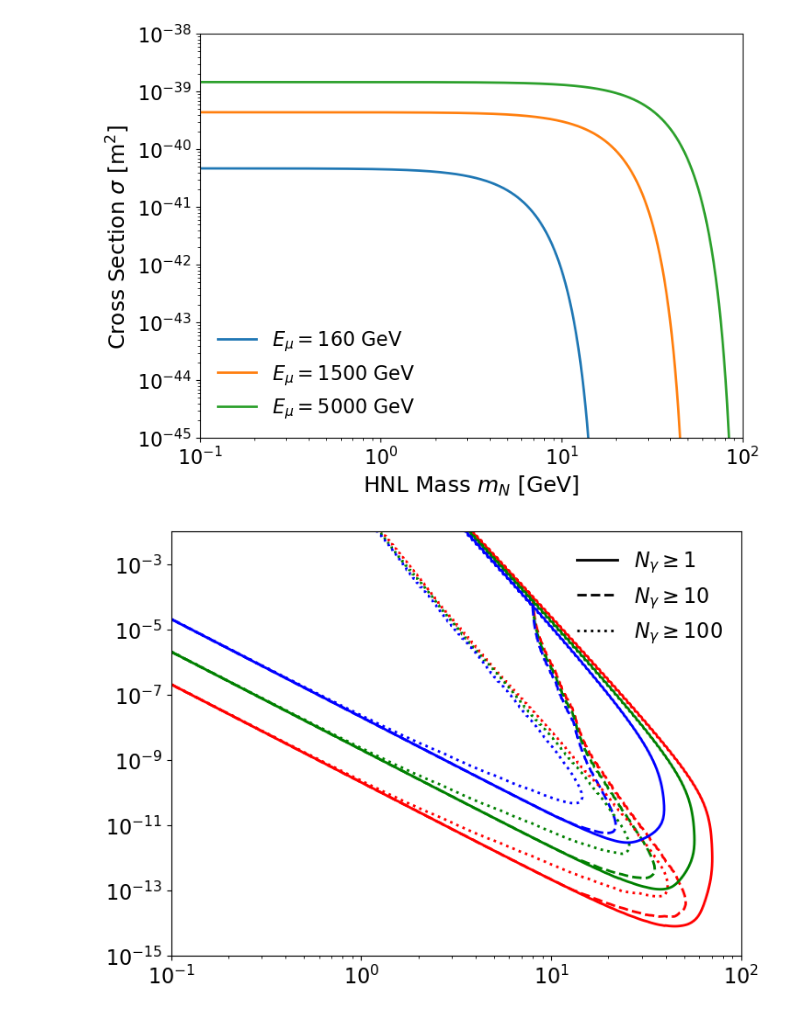
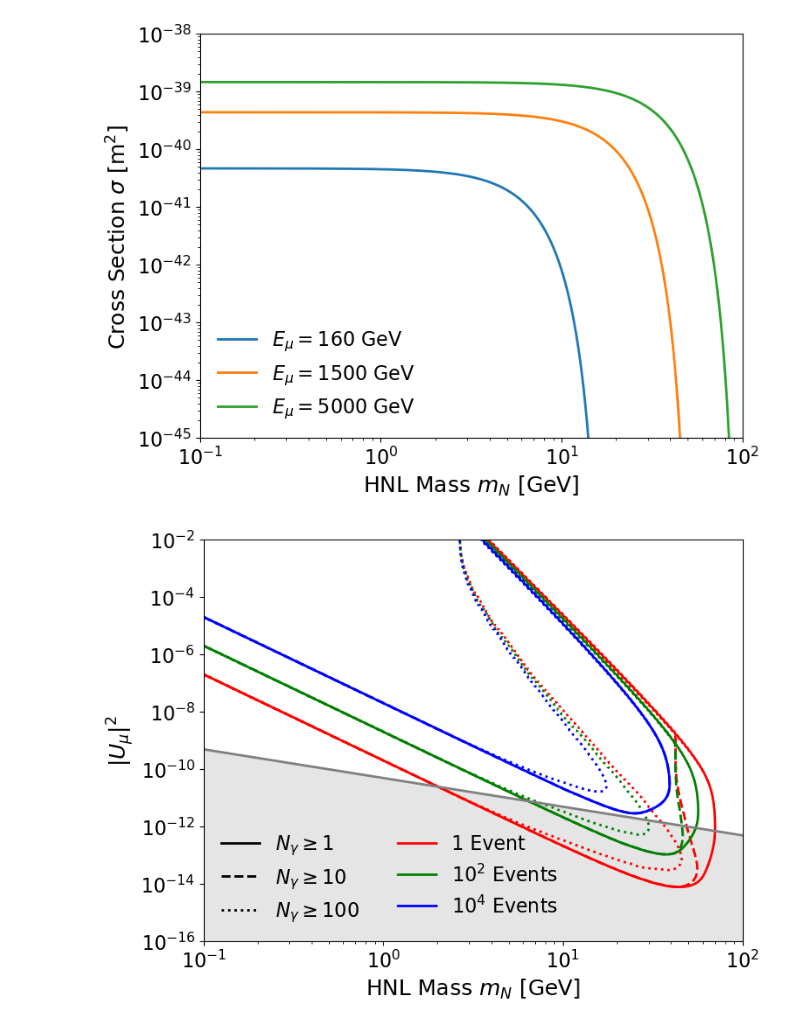
Before and after one commit to nickkamp1/NeutrinoFactoryHNL, a Jupyter notebook: Balloon.ipynb, the cells around one changed output. Cells and saved outputs as stored; diff of their text form; code cells hidden in the pictures.

Commit message:
add the seesaw line

```diff
--- a/Balloon.ipynb
+++ b/Balloon.ipynb
@@ -9,7 +9,7 @@ plt.style.use("figures.mplstyle")
 # constants
 
 # muon beam
-E_mu = 1500 # GeV
+E_mu = 5000 # GeV
 E_N = E_mu/2 # roughly speaking
 m_mu = 0.106 # GeV
 m_nucleon = 0.938 # GeV (proton mass)
@@ -289,7 +289,7 @@ plt.show()
 # %% [output]
 [figure]
 # %%
-U2_range = np.logspace(-15,-2,100)
+U2_range = np.logspace(-16,-2,100)
 
 # E_mu = 1500 # GeV
 # L_det = 33e3 # m
@@ -302,16 +302,29 @@ rate_mesh_none = event_rate(m_N_mesh, E_mu, U2_mesh, N_muon=1e22, L_det=L_det, L
 # %%
 #plt.pcolormesh(m_N_mesh,U2_mesh,rate_mesh_none,norm=LogNorm(vmin=1e-2,vmax=1e10),shading='auto')
 #c = plt.colorbar()
 #c.set_label(r"Event Rate")
 contours = plt.contour(m_N_mesh, U2_mesh, rate_mesh_10, levels=[1,1e2,1e4], colors=["red","green","blue"], linestyles='dashed')
 contours = plt.contour(m_N_mesh, U2_mesh, rate_mesh_100, levels=[1,1e2,1e4], colors=["red","green","blue"], linestyles='dotted')
 #plt.clabel(contours, inline=True, fontsize=8, fmt='%1.0f')
 contours_none = plt.contour(m_N_mesh, U2_mesh, rate_mesh_none, levels=[1,1e2,1e4], colors=["red","green","blue"], linestyles='solid')
 plt.plot([],[], color="black", linestyle='solid', label=r'$N_{\gamma} \geq 1$')
 plt.plot([],[], color="black", linestyle='dashed', label=r'$N_{\gamma} \geq 10$')
 plt.plot([],[], color="black", linestyle='dotted', label=r'$N_{\gamma} \geq 100$')
-plt.legend()
+plt.plot([],[], color="red", label = r"1 Event")
+plt.plot([],[], color="green", label = r"$10^2$ Events")
+plt.plot([],[], color="blue", label = r"$10^4$ Events")
+
+
+# seesaw bound
+U2_seesaw_upper = 5e-11 / m_N_range
+plt.fill_between(m_N_range,0,U2_seesaw_upper,color="gray",alpha=0.2)
+plt.plot(m_N_range,U2_seesaw_upper,color="gray")
+#plt.text(0,0,"Seesaw")
+
+plt.legend(ncol=2,loc="lower left")
 plt.loglog()
+plt.xlabel(r"HNL Mass $m_N$ [GeV]")
+plt.ylabel(r"$|U_\mu|^2$")
 plt.show()
 # %% [output]
-[figure, old version]
+[figure, new version]
```
Also changed, not shown: parts of 2 cells of this notebook.
